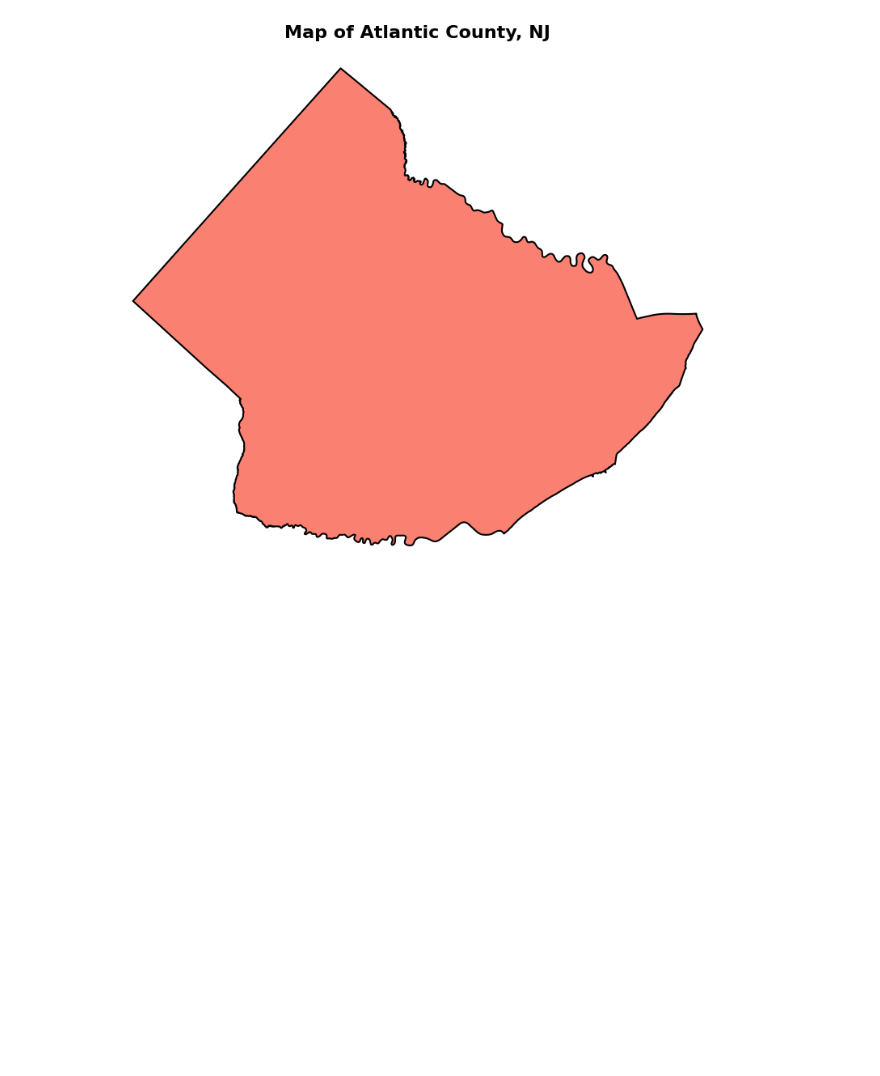
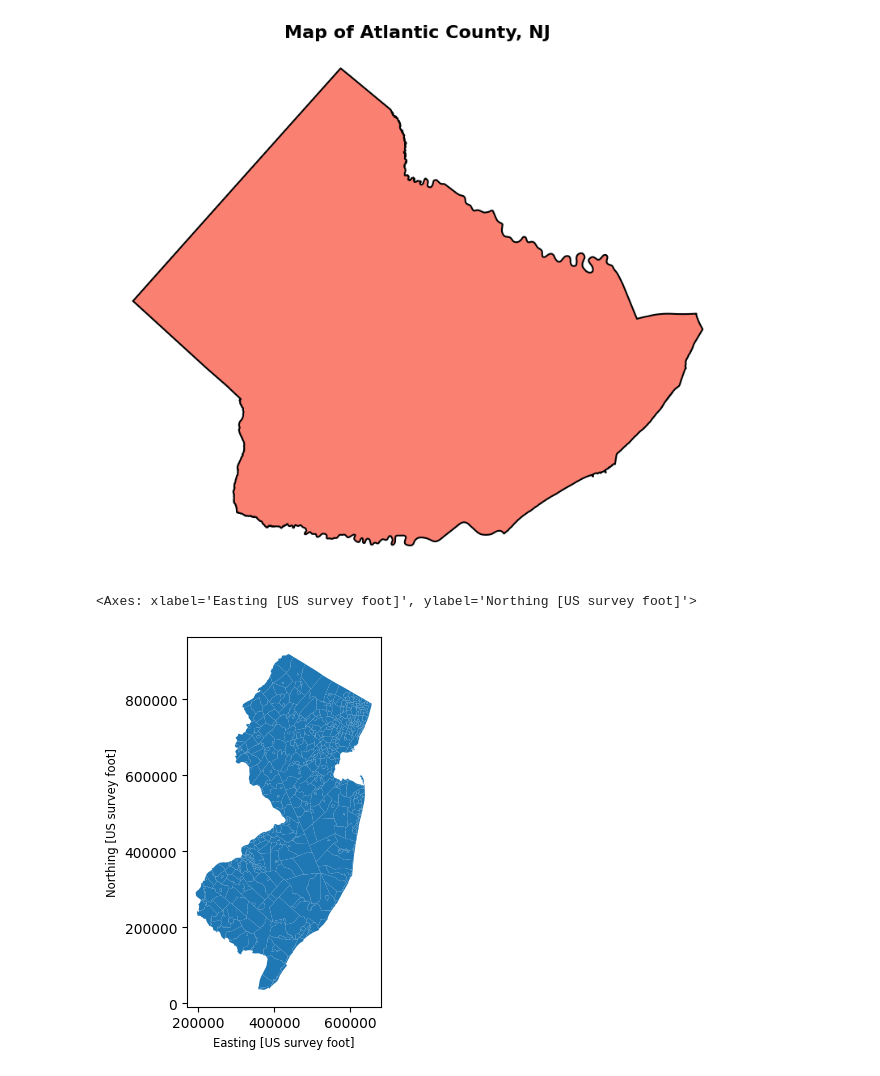
Before and after one commit to Anjanique-Knight/AjGIS, a Jupyter notebook: PS2_GIS_2.ipynb, the cells around one changed output. Cells and saved outputs as stored; diff of their text form; code cells hidden in the pictures; blank space fills up the shorter version.

```diff
--- a/PS2_GIS_2.ipynb
+++ b/PS2_GIS_2.ipynb
@@ -92,0 +97,7 @@ plt.show()
+# %%
+gdf=gpd.read_file('NJ_Municipal_Boundaries_3424.shp')
+# %%
+gdf.plot()
+# %% [output]
+<Axes: xlabel='Easting [US survey foot]', ylabel='Northing [US survey foot]'>
+[figure, added]
```
Also changed, not shown: parts of 9 cells of this notebook.
